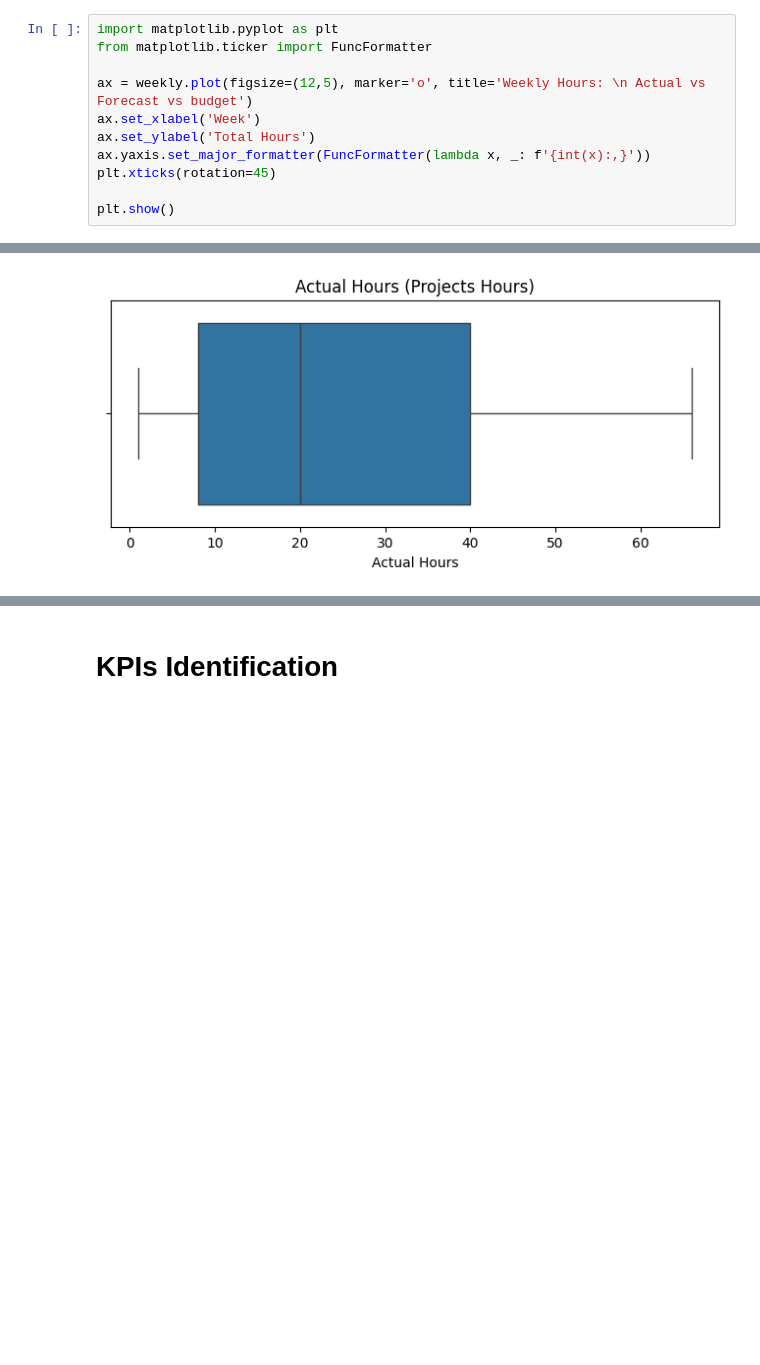
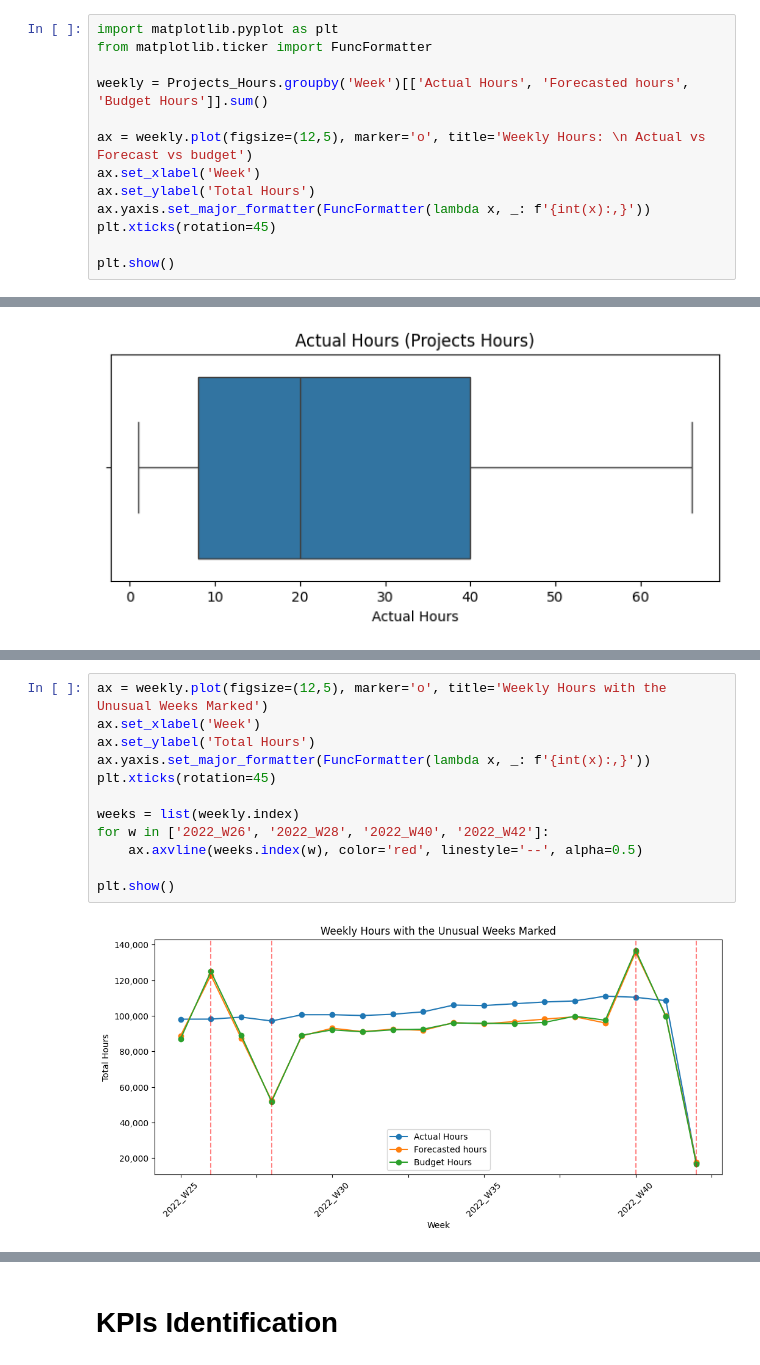
Before and after one commit to nada-2038/Valeo-BI-Business-Case, a Jupyter notebook: valeo-bi-case-study-git-program.ipynb, the cells around one changed output, grey strips where cells are left out. Drawn from its saved outputs; the diff is of its cells as text; blank space fills up the shorter version.

```diff
--- a/valeo-bi-case-study-git-program.ipynb
+++ b/valeo-bi-case-study-git-program.ipynb
@@ -606,6 +600,8 @@ dtype: int64
 # %%
 import matplotlib.pyplot as plt
 from matplotlib.ticker import FuncFormatter
+
+weekly = Projects_Hours.groupby('Week')[['Actual Hours', 'Forecasted hours', 'Budget Hours']].sum()
 
 ax = weekly.plot(figsize=(12,5), marker='o', title='Weekly Hours: \n Actual vs Forecast vs budget')
 ax.set_xlabel('Week')
@@ -897,0 +896,14 @@ The only value I changed was the Holiday of -48, because a negative number of ho
+# %%
+ax = weekly.plot(figsize=(12,5), marker='o', title='Weekly Hours with the Unusual Weeks Marked')
+ax.set_xlabel('Week')
+ax.set_ylabel('Total Hours')
+ax.yaxis.set_major_formatter(FuncFormatter(lambda x, _: f'{int(x):,}'))
+plt.xticks(rotation=45)
+
+weeks = list(weekly.index)
+for w in ['2022_W26', '2022_W28', '2022_W40', '2022_W42']:
+    ax.axvline(weeks.index(w), color='red', linestyle='--', alpha=0.5)
+
+plt.show()
+# %% [output]
+[figure, added]
```
Also changed, not shown: parts of 8 cells of this notebook.
